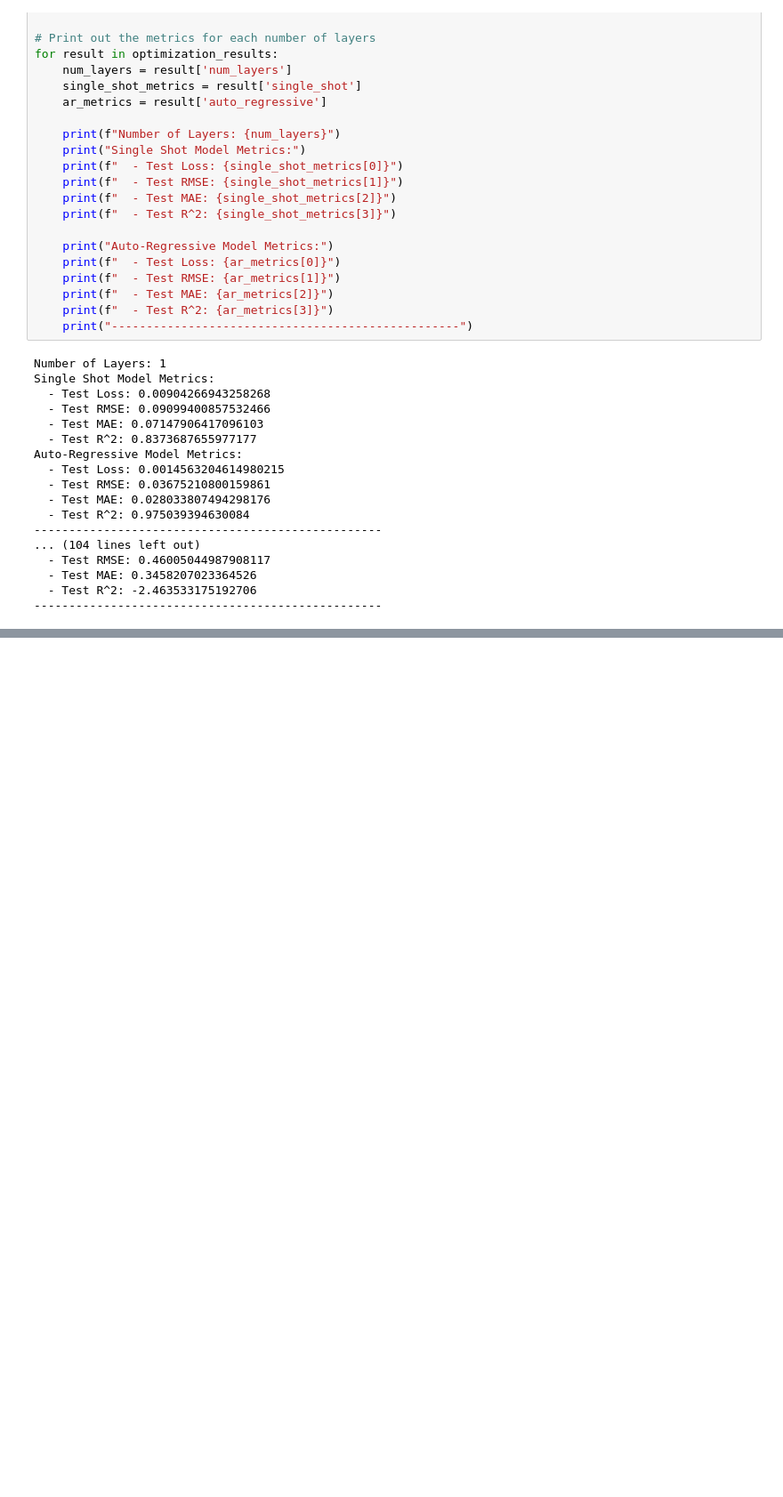
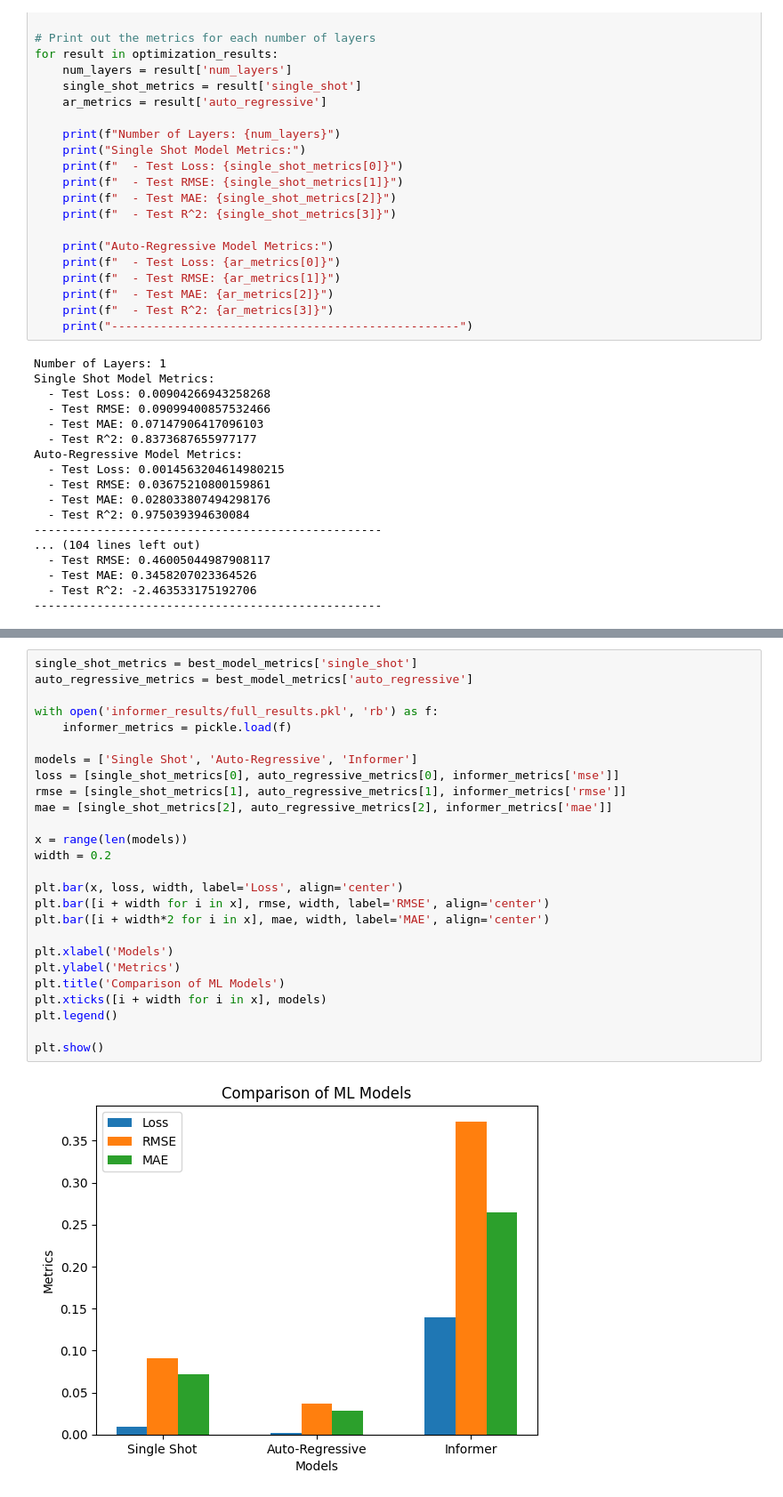
Before and after one commit to philiphan0109/time-series-forecasting, a Jupyter notebook: model_results.ipynb, the cells around one changed output, grey strips where cells are left out. Shown at 89% size. Saved outputs shown, nothing was run; the diff lists cells and outputs as text; blank space fills up the shorter version.

```diff
--- a/model_results.ipynb
+++ b/model_results.ipynb
@@ -137,0 +188,28 @@ with open('informer_results/full_results.pkl', 'rb') as f:
+# %%
+single_shot_metrics = best_model_metrics['single_shot']
+auto_regressive_metrics = best_model_metrics['auto_regressive']
+
+with open('informer_results/full_results.pkl', 'rb') as f:
+    informer_metrics = pickle.load(f)
+
+models = ['Single Shot', 'Auto-Regressive', 'Informer']
+loss = [single_shot_metrics[0], auto_regressive_metrics[0], informer_metrics['mse']]
+rmse = [single_shot_metrics[1], auto_regressive_metrics[1], informer_metrics['rmse']]
+mae = [single_shot_metrics[2], auto_regressive_metrics[2], informer_metrics['mae']]
+
+x = range(len(models))
+width = 0.2
+
+plt.bar(x, loss, width, label='Loss', align='center')
+plt.bar([i + width for i in x], rmse, width, label='RMSE', align='center')
+plt.bar([i + width*2 for i in x], mae, width, label='MAE', align='center')
+
+plt.xlabel('Models')
+plt.ylabel('Metrics')
+plt.title('Comparison of ML Models')
+plt.xticks([i + width for i in x], models)
+plt.legend()
+
+plt.show()
+# %% [output]
+[figure, added]
```
Also changed, not shown: parts of 4 cells of this notebook, 1 other file.
